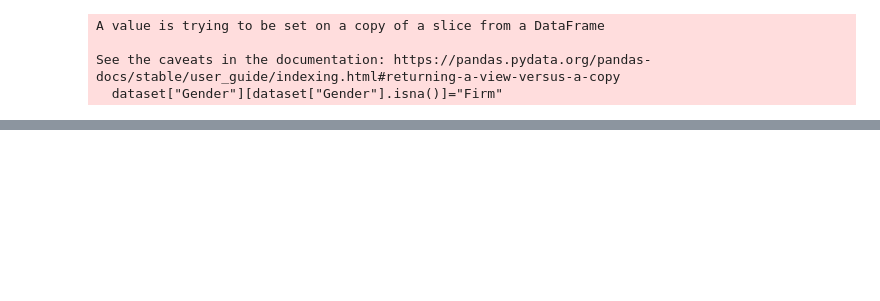
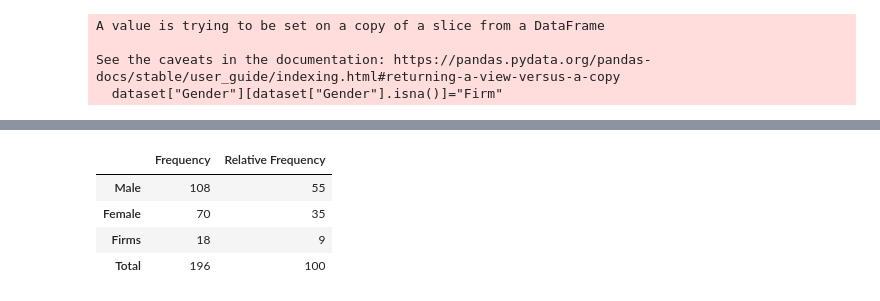
Before and after one commit to Muddass/data-sets, a Jupyter notebook: dataset.ipynb, the cells around one changed output, grey strips where cells are left out. Cells and saved outputs as stored; diff of their text form; code cells hidden in the pictures; blank space fills up the shorter version.

```diff
--- a/dataset.ipynb
+++ b/dataset.ipynb
@@ -145,0 +193,8 @@ Name: Gender, dtype: int64
+# %%
+genderTable
+# %% [output]
+|  | Frequency | Relative Frequency |
+| Male | 108 | 55 |
+| Female | 70 | 35 |
+| Firms | 18 | 9 |
+| Total | 196 | 100 |
```
Also changed, not shown: parts of 20 cells of this notebook, 1 other file.
